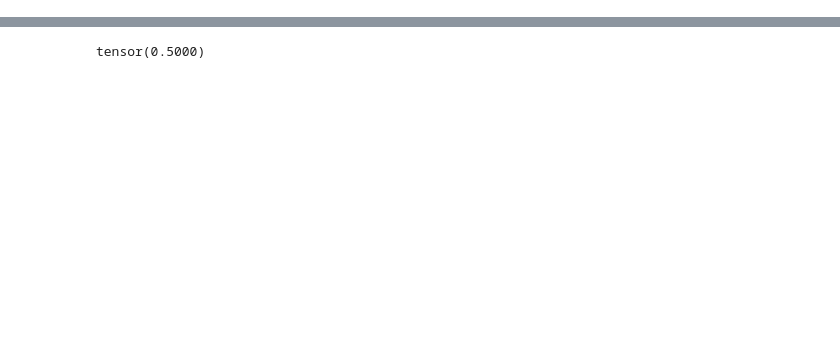
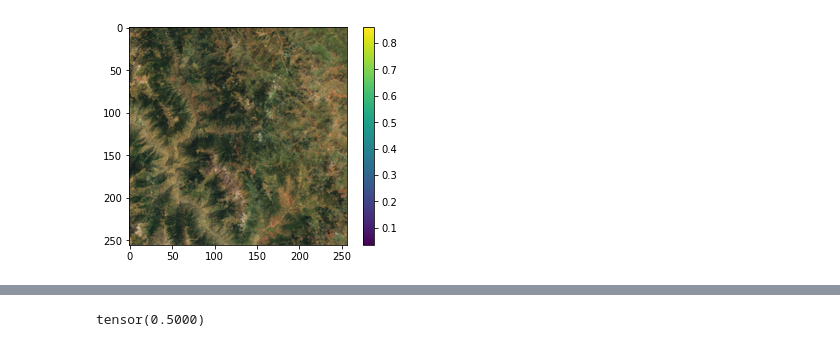
Before and after one commit to jayin92/TerrainGAN, a Jupyter notebook: API2.ipynb, the cells around one changed output, grey strips where cells are left out. Cells and saved outputs as stored; diff of their text form; code cells hidden in the pictures; blank space fills up the shorter version.

```diff
--- a/API2.ipynb
+++ b/API2.ipynb
@@ -283,0 +211,15 @@ IndexError: index 1 is out of bounds for dimension 0 with size 1
+# %%
+
+from tqdm import tqdm
+count={'Arge':0,'Cana':0,'Heng':0,'Hima':0,'Peru':0}
+latent={'Arge':0,'Cana':0,'Heng':0,'Hima':0,'Peru':0}
+latents={'Arge':[],'Cana':[],'Heng':[],'Hima':[],'Peru':[]}
+for i,data in tqdm(enumerate(val_dataset)):
+    name=data['A_paths'][0].split('/')[-1][:4]
+    model.set_input(data)
+    code=model.netS(torch.cat([blur(model.real_A,3),model.real_B,model.real_C],dim=1),0)
+    latent[name]+=code[0,:,0,0].detach()
+    latents[name].append(code[0,:,0,0].detach().cpu())
+    count[name]+=1
+for name,latent in latents.items():
+    latents[name]=torch.stack(latent,dim=1)
@@ -283,0 +269,22 @@ IndexError: index 1 is out of bounds for dimension 0 with size 1
+# %%
+def p(x):
+    plt.imshow(x.detach().cpu(),cmap='gray')
+    plt.colorbar()
+def pi(x):
+    plt.imshow(x.detach().cpu()[0].transpose(0,2).transpose(0,1)/2+0.5)
+    plt.colorbar()
+# %%
+for i,data in enumerate(val_dataset):
+    if i==300:
+        break
+# %%
+name=data['A_paths'][0].split('/')[-1][:4]
+model.set_input(data)
+latent=model.netS(torch.cat([blur(model.real_A,3),model.real_B,model.real_C],dim=1),0)
+output = model.netG(torch.cat([X*3,latent],dim=1)).cpu()
+sat=torch.tanh(output[:,0:3])
+hei=output[:,3:4]
+# %%
+pi(model.real_B)
+# %% [output]
+[figure, added]
```
Also changed, not shown: parts of 33 cells of this notebook, 3 other files.
